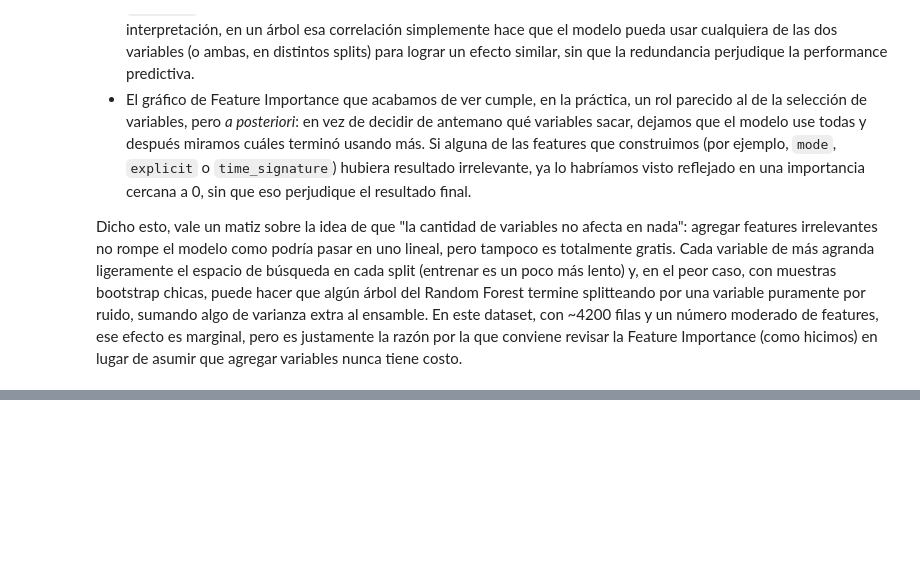
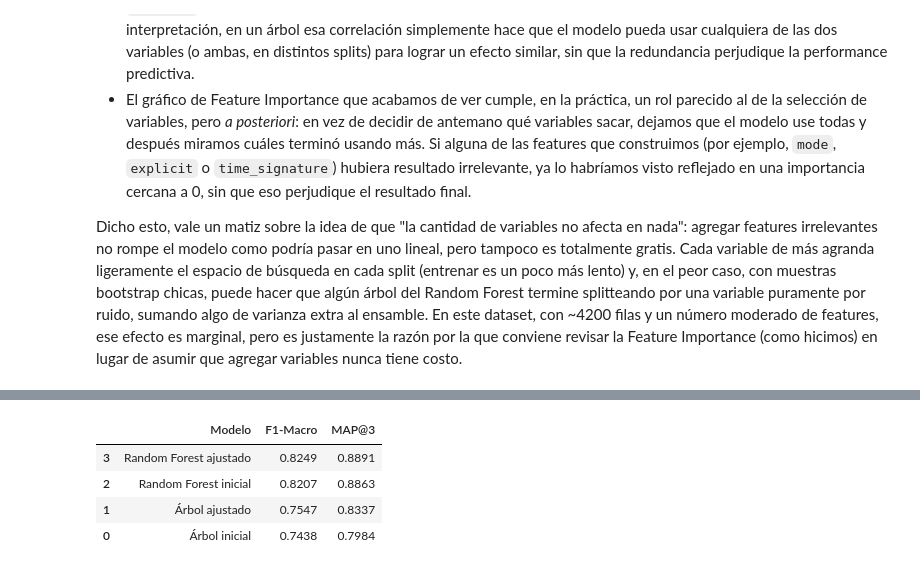
Before and after one commit to mvbullrich/tp2-tdvi-spotify, a Jupyter notebook: TP2_TDVI.ipynb, the cells around one changed output, grey strips where cells are left out. Cells and saved outputs as stored; diff of their text form; code cells hidden in the pictures; blank space fills up the shorter version.

Commit message:
Agregue la metricaMAP@3 junto con la comparacion con F1-macro. Todavia me falta la parte de optimizacion y la explicacion de que metrica utilizar en diferentes casos de negocio.

```diff
--- a/TP2_TDVI.ipynb
+++ b/TP2_TDVI.ipynb
@@ -736,0 +753,58 @@ Dicho esto, vale un matiz sobre la idea de que "la cantidad de variables no afec
+# %%
+# 1. Funcion que calcula el MAP@3
+def map_at_3(y_true, top3_predictions):
+
+    # Se convierten los vectores a vectores de numpy
+    y_true = np.asarray(y_true)
+    predictions = np.asarray(top3_predictions)
+
+    # Comparamos la etiqueta real con cada una de las tres opciones.
+    # Con un único género verdadero, hay como máximo un acierto por fila.
+    matches = predictions == y_true[:, None]
+
+    # El acierto vale 1, 1/2 o 1/3 según su posición; si no aparece, vale 0.
+    weights = 1.0 / np.arange(1, 4)
+    scores = (matches * weights).sum(axis=1)
+
+    # MAP@3 es el promedio de esos puntajes sobre la validación local.
+    return float(scores.mean())
+# %%
+# Evaluamos las versiones iniciales y ajustadas de ambos modelos.
+models = {
+    "Árbol inicial": tree_pipe,
+    "Árbol ajustado": best_tree,
+    "Random Forest inicial": rf_model,
+    "Random Forest ajustado": best_rf,
+}
+
+results = []
+
+for name, model in models.items():
+    # Guardamos las probabilidades que tiene cada cancion del set de validacion a pertenecer a
+    # cada uno de los seis generos posibles
+    probabilities = model.predict_proba(X_val)
+
+    # Seleccionamos los índices de las tres probabilidades más altas que son las que nos interesan.
+    # Si hay empates, conservamos el orden de las clases del modelo.
+    top3_indices = np.argsort(
+        -probabilities, axis=1, kind="stable"
+    )[:, :3]
+
+    top3_predictions = model.classes_[top3_indices]
+
+    # Calculamos ambas métricas sobre las mismas canciones y armamos una tabla con los resultados
+    results.append({
+        "Modelo": name,
+        "F1-Macro": f1_score(y_val, model.predict(X_val), average="macro"),
+        "MAP@3": map_at_3(y_val, top3_predictions),
+    })
+
+# Mostramos la tabla con los modelos ordenados de mayor a menor valor de MAP@3.
+comparison_map3 = pd.DataFrame(results).sort_values("MAP@3", ascending=False)
+comparison_map3.round(4)
+# %% [output]
+|  | Modelo | F1-Macro | MAP@3 |
+| 3 | Random Forest ajustado | 0.8249 | 0.8891 |
+| 2 | Random Forest inicial | 0.8207 | 0.8863 |
+| 1 | Árbol ajustado | 0.7547 | 0.8337 |
+| 0 | Árbol inicial | 0.7438 | 0.7984 |
```
Also changed, not shown: parts of 2 cells of this notebook.
